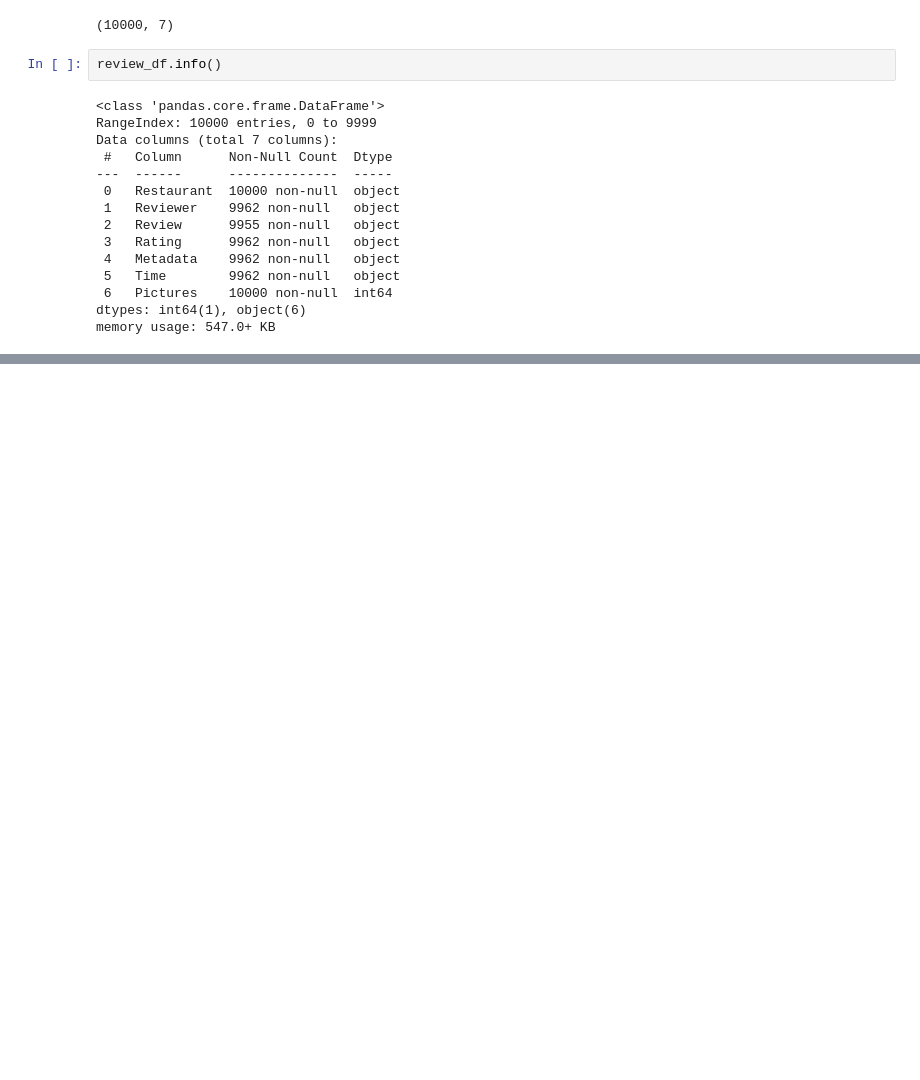
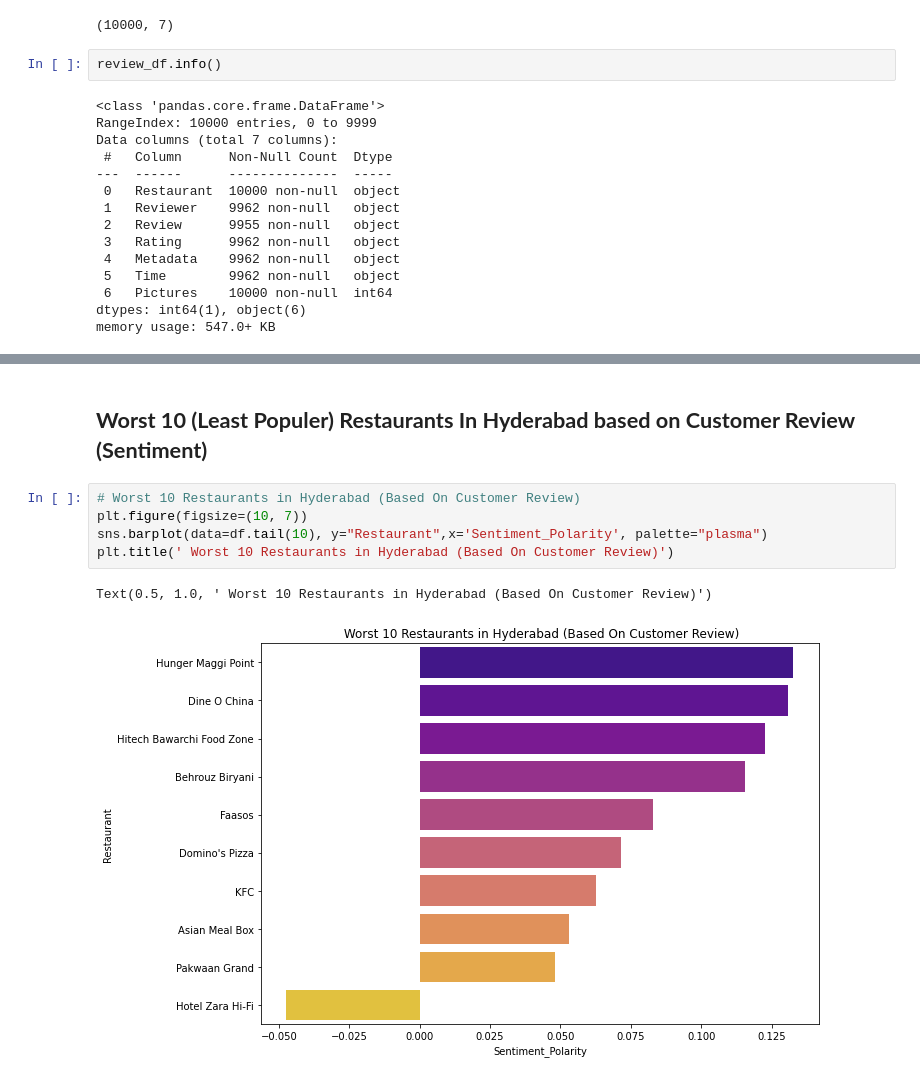
Before and after one commit to VilasSonawane/ZOMATO-RESTAURANT-CLUSTERING-AND-SENTIMENT-ANALYSIS, a Jupyter notebook: Vilas_Copy_of_ZOMATO_RESTAURANT_CLUSTERING_AND_SENTIMENT_ANALYSIS.ipynb, the cells around one changed output, grey strips where cells are left out. Cells and saved outputs as stored; diff of their text form; blank space fills up the shorter version.

```diff
--- a/Vilas_Copy_of_ZOMATO_RESTAURANT_CLUSTERING_AND_SENTIMENT_ANALYSIS.ipynb
+++ b/Vilas_Copy_of_ZOMATO_RESTAURANT_CLUSTERING_AND_SENTIMENT_ANALYSIS.ipynb
@@ -196,0 +422,10 @@ review_df.Metadata[0]
+# %% [markdown]
+## **Worst 10 (Least Populer) Restaurants In Hyderabad based on Customer Review (Sentiment)**
+# %%
+# Worst 10 Restaurants in Hyderabad (Based On Customer Review)
+plt.figure(figsize=(10, 7))
+sns.barplot(data=df.tail(10), y="Restaurant",x='Sentiment_Polarity', palette="plasma")
+plt.title(' Worst 10 Restaurants in Hyderabad (Based On Customer Review)')
+# %% [output]
+Text(0.5, 1.0, ' Worst 10 Restaurants in Hyderabad (Based On Customer Review)')
+[figure, added]
```
Also changed, not shown: parts of 31 cells of this notebook.
